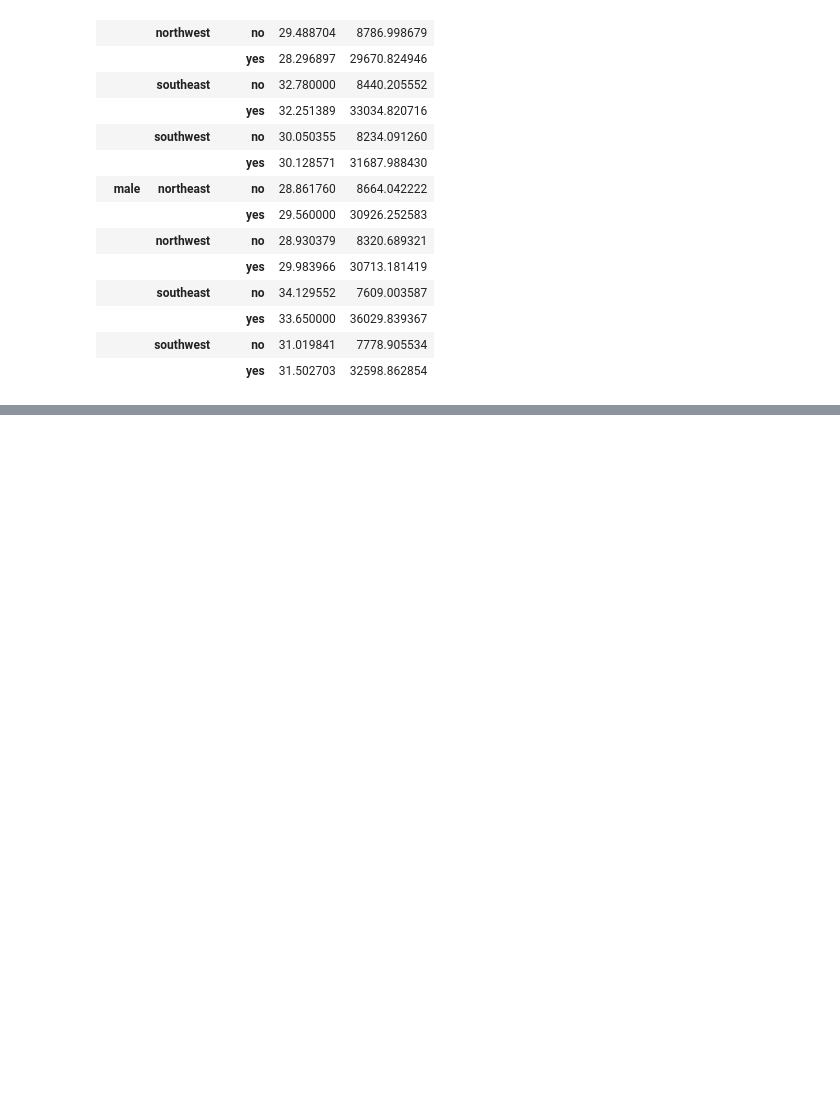
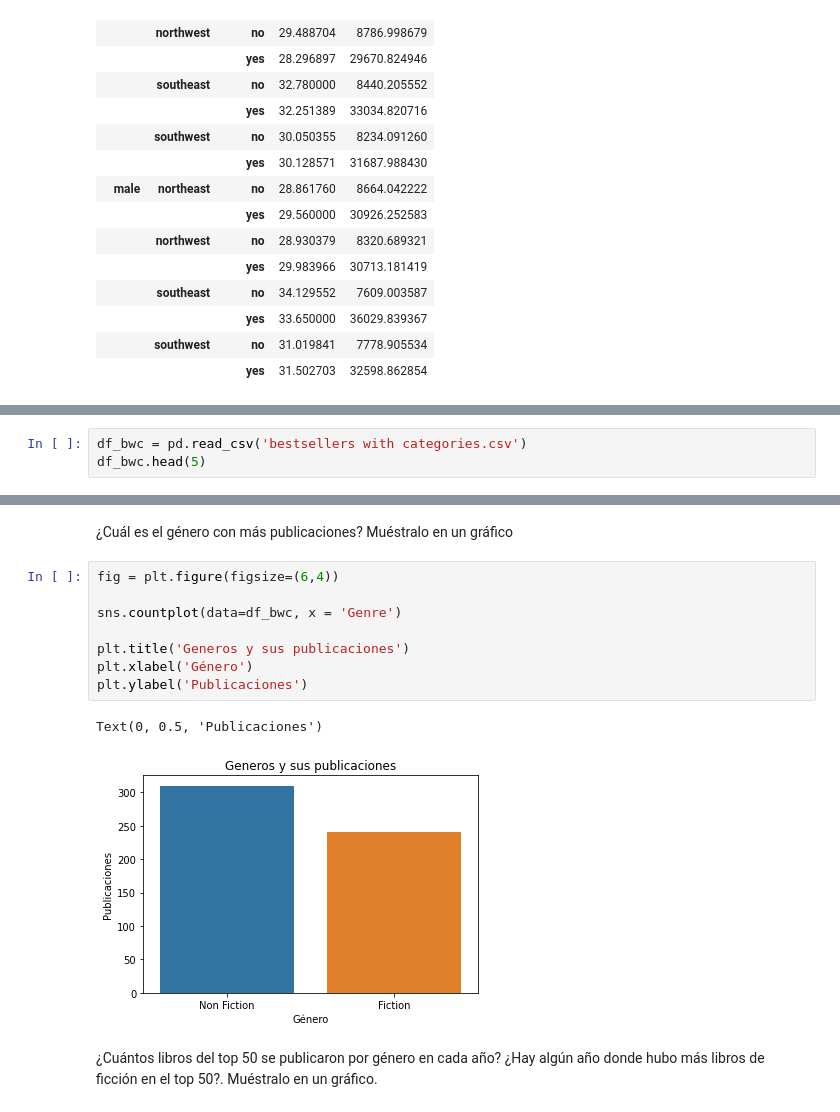
Before and after one commit to karencl/SemanaTec, a Jupyter notebook: Repo_SemanaTec.ipynb, the cells around one changed output, grey strips where cells are left out. Drawn from its saved outputs; the diff is of its cells as text; blank space fills up the shorter version.

```diff
--- a/Repo_SemanaTec.ipynb
+++ b/Repo_SemanaTec.ipynb
@@ -356,0 +376,3 @@ df_insurance.groupby(['sex', 'region', 'smoker']).mean()[['bmi', 'charges']]
+# %%
+df_bwc = pd.read_csv('bestsellers with categories.csv')
+df_bwc.head(5)
@@ -356,0 +400,15 @@ df_insurance.groupby(['sex', 'region', 'smoker']).mean()[['bmi', 'charges']]
+# %% [markdown]
+¿Cuál es el género con más publicaciones? Muéstralo en un gráfico
+# %%
+fig = plt.figure(figsize=(6,4))
+
+sns.countplot(data=df_bwc, x = 'Genre')
+
+plt.title('Generos y sus publicaciones')
+plt.xlabel('Género')
+plt.ylabel('Publicaciones')
+# %% [output]
+Text(0, 0.5, 'Publicaciones')
+[figure, added]
+# %% [markdown]
+¿Cuántos libros del top 50 se publicaron por género en cada año? ¿Hay algún año donde hubo más libros de ficción en el top 50?. Muéstralo en un gráfico.
```
Also changed, not shown: parts of 25 cells of this notebook, 1 other file.
